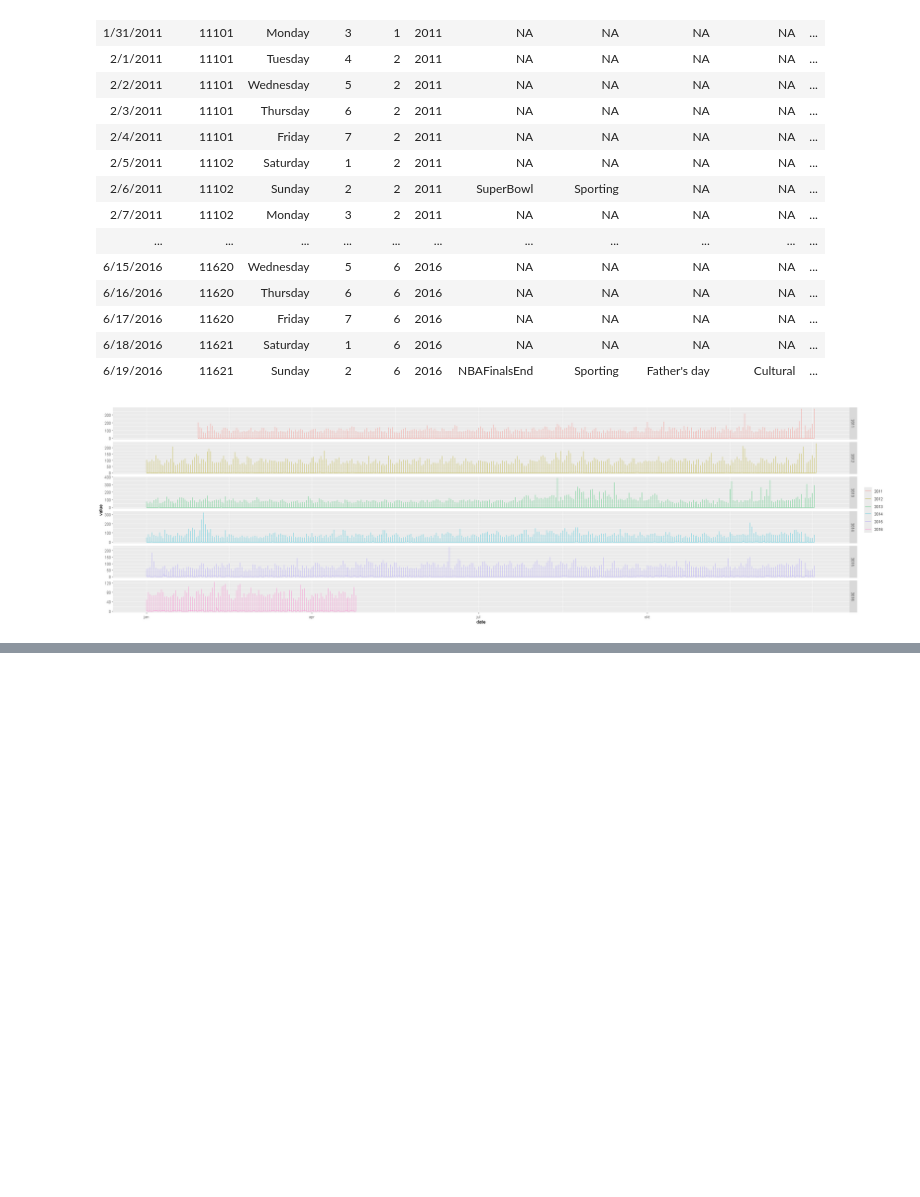
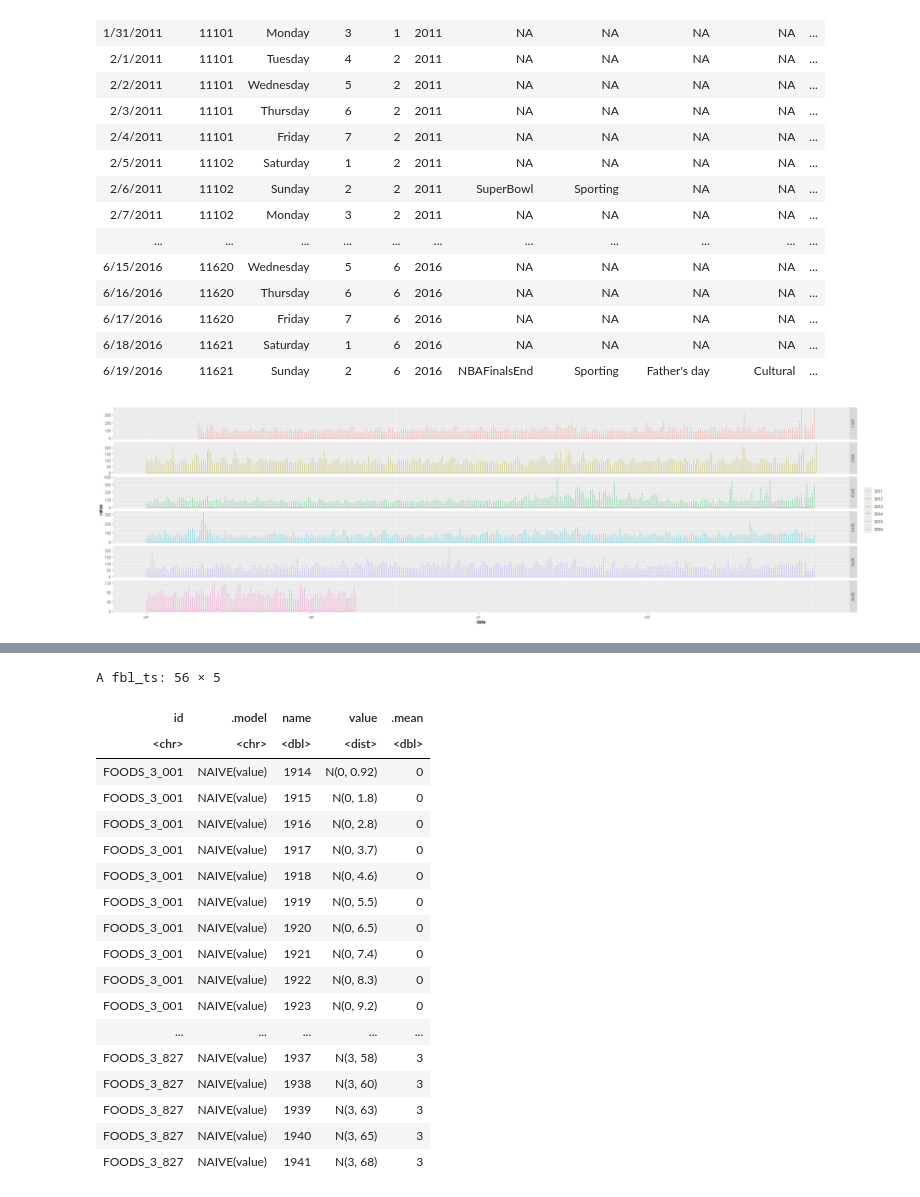
Before and after one commit to aahepburn/Sales-Forecasting, a Jupyter notebook: Scratchpad_Greg.ipynb, the cells around one changed output, grey strips where cells are left out. Cells and saved outputs as stored; diff of their text form; code cells hidden in the pictures; blank space fills up the shorter version.

```diff
--- a/Scratchpad_Greg.ipynb
+++ b/Scratchpad_Greg.ipynb
@@ -275,0 +303,22 @@ A data.frame: 185260 × 4
+# %%
+fc
+# %% [output]
+A fbl_ts: 56 × 5
+| id | .model | name | value | .mean |
+| <chr> | <chr> | <dbl> | <dist> | <dbl> |
+| FOODS_3_001 | NAIVE(value) | 1914 | N(0, 0.92) | 0 |
+| FOODS_3_001 | NAIVE(value) | 1915 | N(0, 1.8) | 0 |
+| FOODS_3_001 | NAIVE(value) | 1916 | N(0, 2.8) | 0 |
+| FOODS_3_001 | NAIVE(value) | 1917 | N(0, 3.7) | 0 |
+| FOODS_3_001 | NAIVE(value) | 1918 | N(0, 4.6) | 0 |
+| FOODS_3_001 | NAIVE(value) | 1919 | N(0, 5.5) | 0 |
+| FOODS_3_001 | NAIVE(value) | 1920 | N(0, 6.5) | 0 |
+| FOODS_3_001 | NAIVE(value) | 1921 | N(0, 7.4) | 0 |
+| FOODS_3_001 | NAIVE(value) | 1922 | N(0, 8.3) | 0 |
+| FOODS_3_001 | NAIVE(value) | 1923 | N(0, 9.2) | 0 |
+| ... | ... | ... | ... | ... |
+| FOODS_3_827 | NAIVE(value) | 1937 | N(3, 58) | 3 |
+| FOODS_3_827 | NAIVE(value) | 1938 | N(3, 60) | 3 |
+| FOODS_3_827 | NAIVE(value) | 1939 | N(3, 63) | 3 |
+| FOODS_3_827 | NAIVE(value) | 1940 | N(3, 65) | 3 |
+| FOODS_3_827 | NAIVE(value) | 1941 | N(3, 68) | 3 |
```
Also changed, not shown: parts of 15 cells of this notebook.
